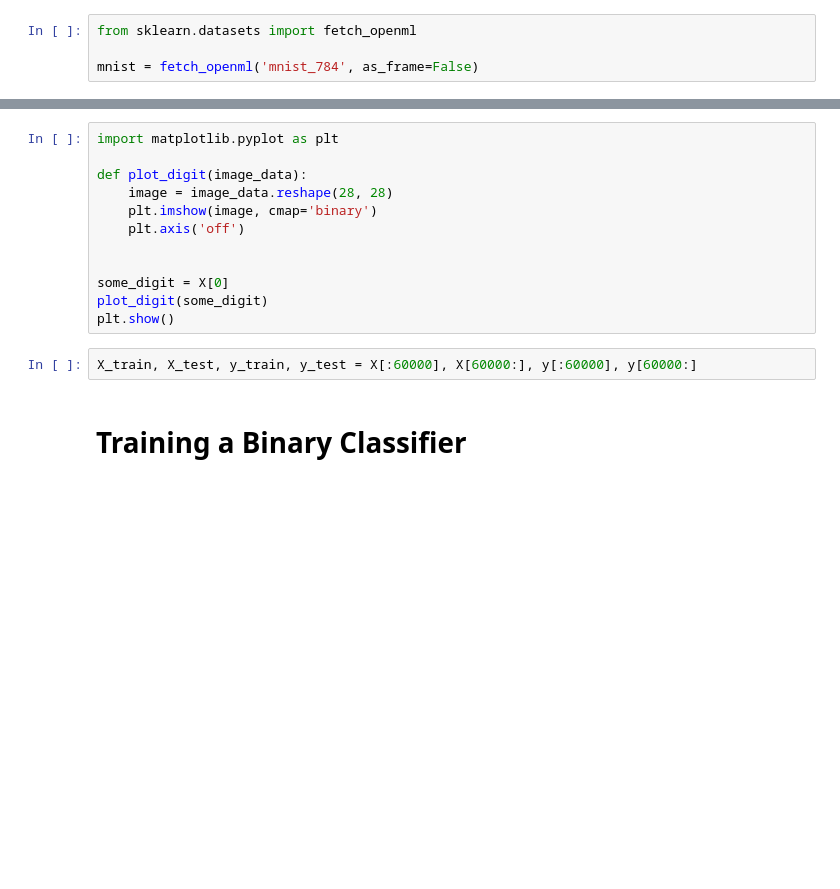
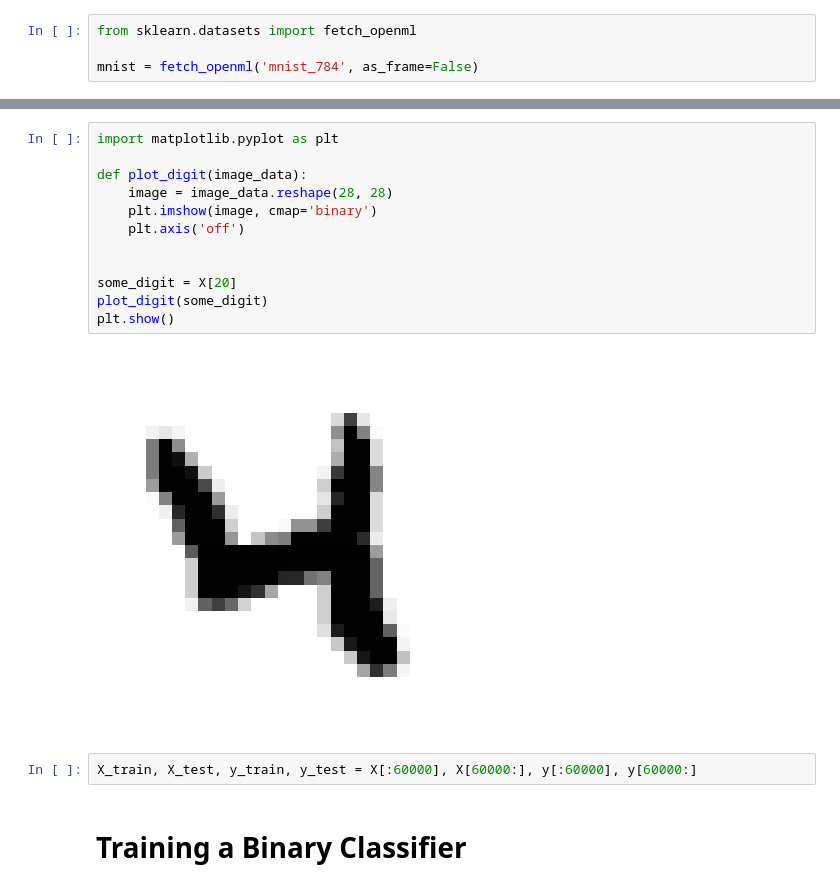
Before and after one commit to maruf037/Classification_sklearn, a Jupyter notebook: MNIST.ipynb, the cells around one changed output, grey strips where cells are left out. Saved outputs shown, nothing was run; the diff lists cells and outputs as text; blank space fills up the shorter version.

```diff
--- a/MNIST.ipynb
+++ b/MNIST.ipynb
@@ -12,15 +23,17 @@ print(y.shape)
 # %%
 import matplotlib.pyplot as plt
 
 def plot_digit(image_data):
     image = image_data.reshape(28, 28)
     plt.imshow(image, cmap='binary')
     plt.axis('off')
 
 
-some_digit = X[0]
+some_digit = X[20]
 plot_digit(some_digit)
 plt.show()
+# %% [output]
+[figure, added]
 # %%
 X_train, X_test, y_train, y_test = X[:60000], X[60000:], y[:60000], y[60000:]
 # %% [markdown]
```
Also changed, not shown: parts of 27 cells of this notebook.
